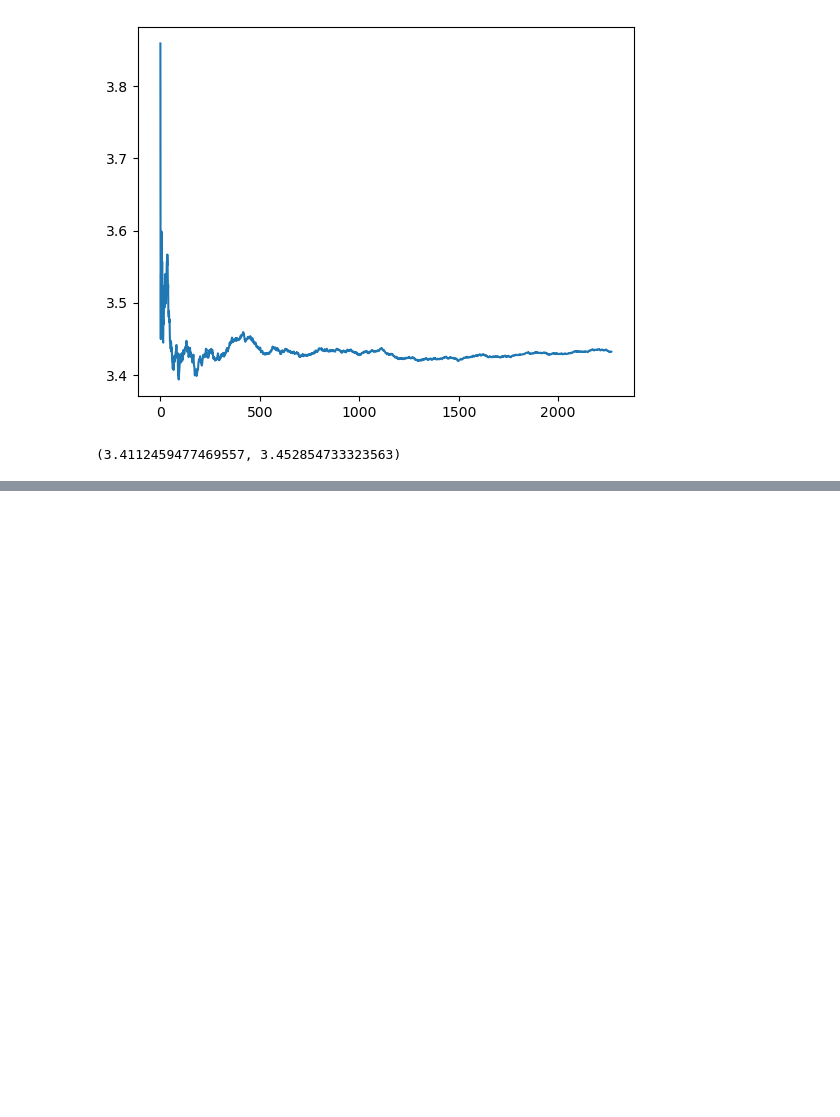
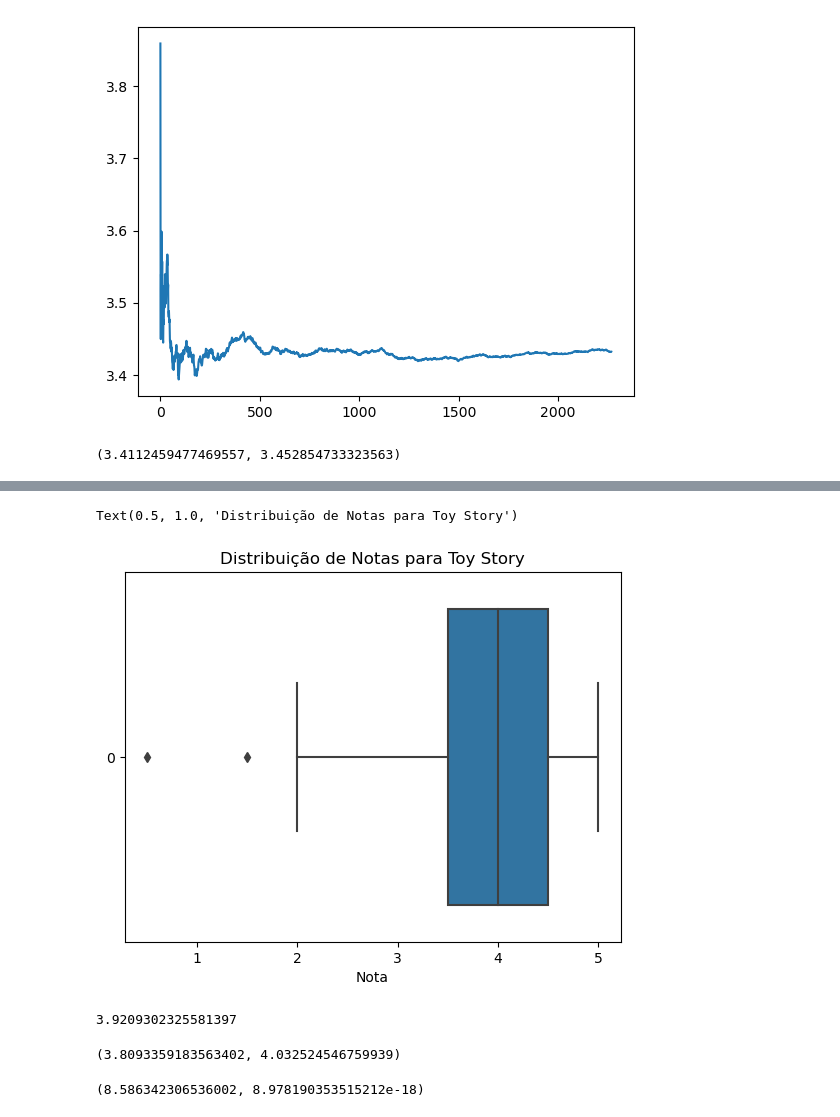
Before and after one commit to farinaceos/Data_Science, a Jupyter notebook: Testes Estatísticos/Introdução a Testes.ipynb, the cells around one changed output, grey strips where cells are left out. Saved outputs shown, nothing was run; the diff lists cells and outputs as text; code cells hidden in the pictures; blank space fills up the shorter version.

```diff
--- a/Testes Estatísticos/Introdução a Testes.ipynb
+++ b/Testes Estatísticos/Introdução a Testes.ipynb
@@ -341,0 +379,19 @@ descr_todos_com_10_votos.tconfint_mean()
+# %%
+ax = sns.boxplot(notas1.rating, orient="h")
+ax.set(xlabel="Nota",)
+ax.set_title("Distribuição de Notas para Toy Story")
+# %% [output]
+Text(0.5, 1.0, 'Distribuição de Notas para Toy Story')
+[figure, added]
+# %%
+notas1.rating.mean()
+# %% [output]
+3.9209302325581397
+# %%
+zconfint(notas1.rating)
+# %% [output]
+(3.8093359183563402, 4.032524546759939)
+# %%
+ztest(notas1.rating, value=3.4320503405)
+# %% [output]
+(8.586342306536002, 8.978190353515212e-18)
```
Also changed, not shown: parts of 12 cells of this notebook.
